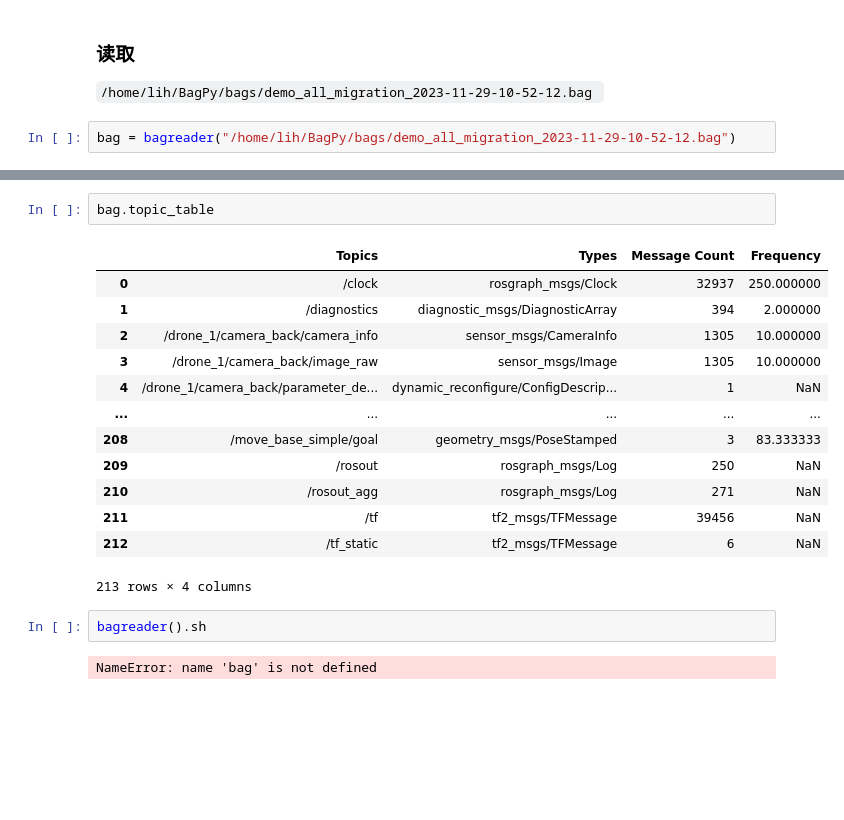
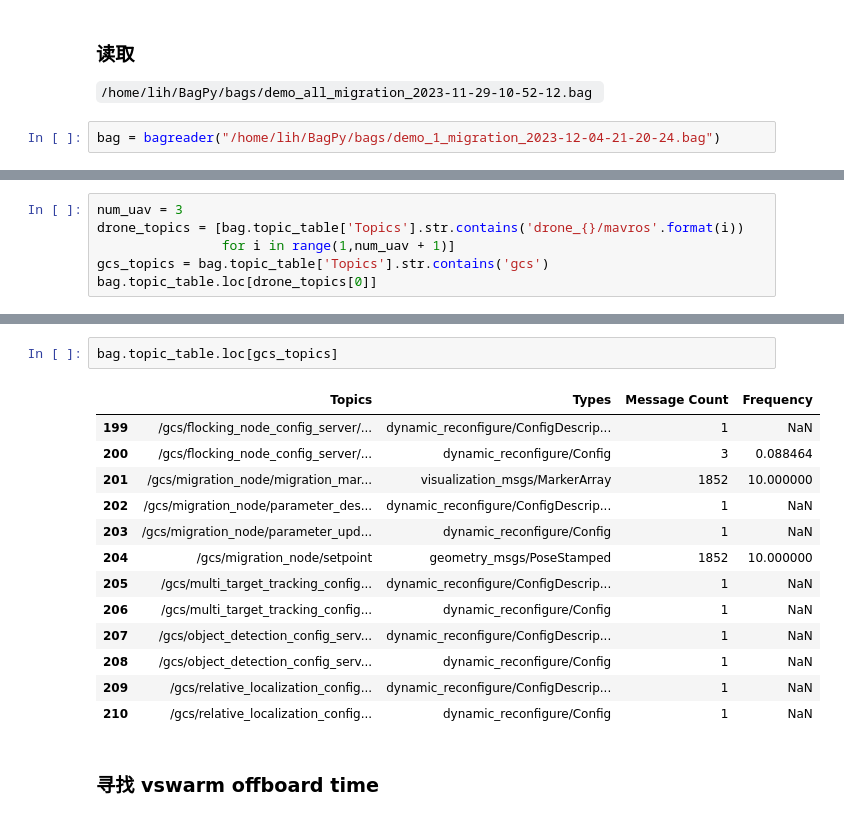
Before and after one commit to lithiumhydride2/BagPy, a Jupyter notebook: vswarm_read/DemoReadVswarm.ipynb, the cells around one changed output, grey strips where cells are left out. Drawn from its saved outputs; the diff is of its cells as text; blank space fills up the shorter version.

```diff
--- a/vswarm_read/DemoReadVswarm.ipynb
+++ b/vswarm_read/DemoReadVswarm.ipynb
@@ -9,5 +9,5 @@ import numpy as np
 ### 读取
 `/home/lih/BagPy/bags/demo_all_migration_2023-11-29-10-52-12.bag `
 # %%
-bag = bagreader("/home/lih/BagPy/bags/demo_all_migration_2023-11-29-10-52-12.bag")
+bag = bagreader("/home/lih/BagPy/bags/demo_1_migration_2023-12-04-21-20-24.bag")
 # %% [output]
@@ -14,0 +23,6 @@ bag = bagreader("/home/lih/BagPy/bags/demo_all_migration_2023-11-29-10-52-12.bag
+# %%
+num_uav = 3
+drone_topics = [bag.topic_table['Topics'].str.contains('drone_{}/mavros'.format(i))
+                for i in range(1,num_uav + 1)]
+gcs_topics = bag.topic_table['Topics'].str.contains('gcs')
+bag.topic_table.loc[drone_topics[0]]
@@ -15,20 +47,18 @@ bag = bagreader("/home/lih/BagPy/bags/demo_all_migration_2023-11-29-10-52-12.bag
 # %%
-bag.topic_table
+bag.topic_table.loc[gcs_topics]
 # %% [output]
 |  | Topics | Types | Message Count | Frequency |
-| 0 | /clock | rosgraph_msgs/Clock | 32937 | 250.000000 |
-| 1 | /diagnostics | diagnostic_msgs/DiagnosticArray | 394 | 2.000000 |
-| 2 | /drone_1/camera_back/camera_info | sensor_msgs/CameraInfo | 1305 | 10.000000 |
-| 3 | /drone_1/camera_back/image_raw | sensor_msgs/Image | 1305 | 10.000000 |
-| 4 | /drone_1/camera_back/parameter_de... | dynamic_reconfigure/ConfigDescrip... | 1 | NaN |
-| ... | ... | ... | ... | ... |
-| 208 | /move_base_simple/goal | geometry_msgs/PoseStamped | 3 | 83.333333 |
-| 209 | /rosout | rosgraph_msgs/Log | 250 | NaN |
-| 210 | /rosout_agg | rosgraph_msgs/Log | 271 | NaN |
-| 211 | /tf | tf2_msgs/TFMessage | 39456 | NaN |
-| 212 | /tf_static | tf2_msgs/TFMessage | 6 | NaN |
+| 199 | /gcs/flocking_node_config_server/... | dynamic_reconfigure/ConfigDescrip... | 1 | NaN |
+| 200 | /gcs/flocking_node_config_server/... | dynamic_reconfigure/Config | 3 | 0.088464 |
+| 201 | /gcs/migration_node/migration_mar... | visualization_msgs/MarkerArray | 1852 | 10.000000 |
+| 202 | /gcs/migration_node/parameter_des... | dynamic_reconfigure/ConfigDescrip... | 1 | NaN |
+| 203 | /gcs/migration_node/parameter_upd... | dynamic_reconfigure/Config | 1 | NaN |
+| 204 | /gcs/migration_node/setpoint | geometry_msgs/PoseStamped | 1852 | 10.000000 |
+| 205 | /gcs/multi_target_tracking_config... | dynamic_reconfigure/ConfigDescrip... | 1 | NaN |
+| 206 | /gcs/multi_target_tracking_config... | dynamic_reconfigure/Config | 1 | NaN |
+| 207 | /gcs/object_detection_config_serv... | dynamic_reconfigure/ConfigDescrip... | 1 | NaN |
+| 208 | /gcs/object_detection_config_serv... | dynamic_reconfigure/Config | 1 | NaN |
+| 209 | /gcs/relative_localization_config... | dynamic_reconfigure/ConfigDescrip... | 1 | NaN |
+| 210 | /gcs/relative_localization_config... | dynamic_reconfigure/Config | 1 | NaN |
-213 rows × 4 columns
-# %%
-bagreader().sh
-# %% [output]
-NameError: name 'bag' is not defined
+# %% [markdown]
+### 寻找 vswarm offboard time
```
Also changed, not shown: parts of 27 cells of this notebook, 5 other files.
